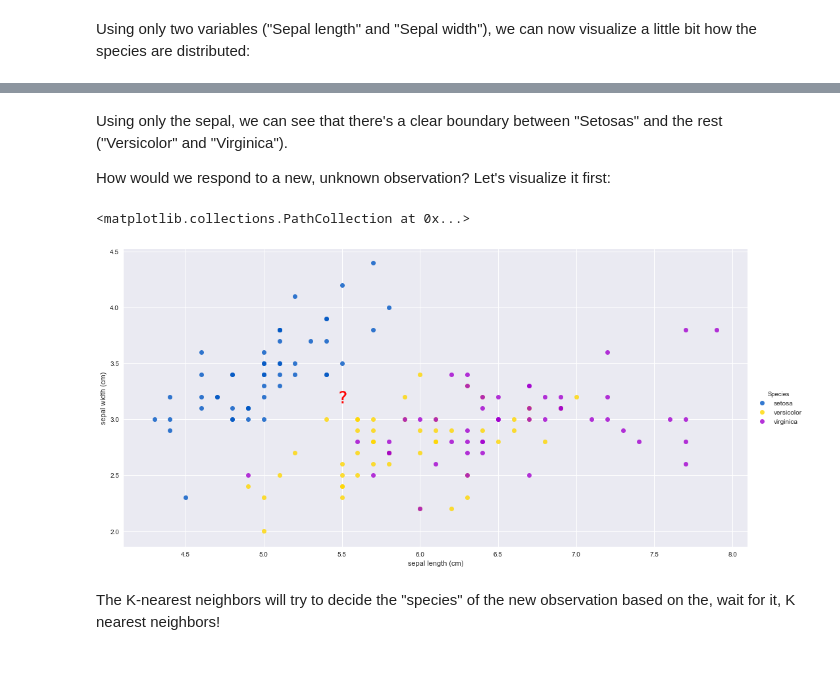
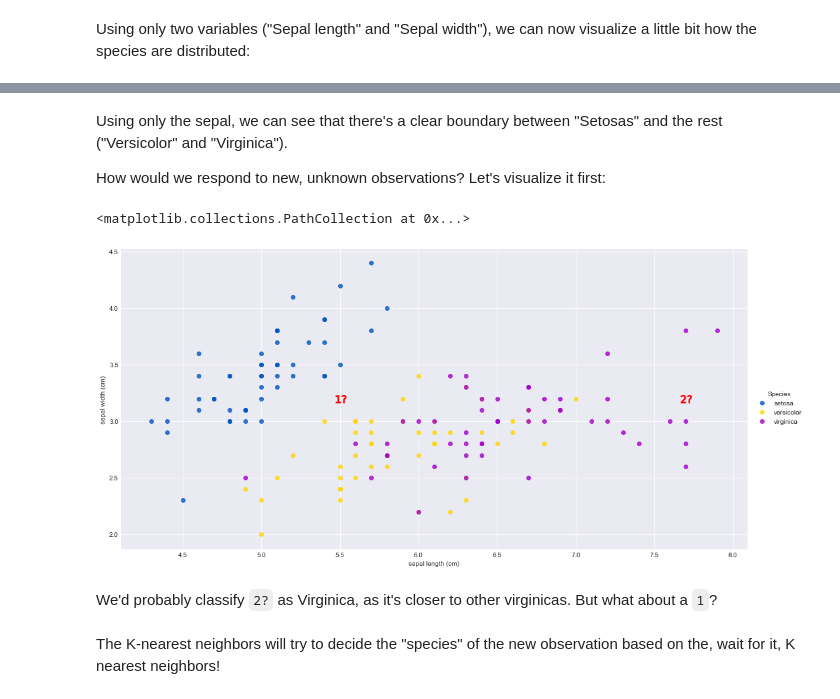
Before and after one commit to snyderjamie/ds-class-8-classification, a Jupyter notebook: 1. Classification Overview.ipynb, the cells around one changed output, grey strips where cells are left out. Cells and saved outputs as stored; diff of their text form; code cells hidden in the pictures; blank space fills up the shorter version.

```diff
--- a/1. Classification Overview.ipynb
+++ b/1. Classification Overview.ipynb
@@ -95,16 +110,19 @@ sns.lmplot(
 # %% [markdown]
 Using only the sepal, we can see that there's a clear boundary between "Setosas" and the rest ("Versicolor" and "Virginica").
 
-How would we respond to a new, unknown observation? Let's visualize it first:
+How would we respond to new, unknown observations? Let's visualize it first:
 # %%
 grid = sns.lmplot(
     x="sepal length (cm)", y="sepal width (cm)", data=df,
     size=7, aspect=2,
     fit_reg=False, hue='Species', legend=True, palette='prism')
-plt.scatter([5.5], [3.2], marker='$?$', color='red', s=[350])
+plt.scatter([5.5], [3.2], marker='$1?$', color='red', s=[300])
+plt.scatter([7.7], [3.2], marker='$2?$', color='red', s=[300])
 # %% [output]
 <matplotlib.collections.PathCollection at 0x...>
-[figure, old version]
+[figure, new version]
+# %% [markdown]
+We'd probably classify `2?` as Virginica, as it's closer to other virginicas. But what about a `1`?
 # %% [markdown]
 The K-nearest neighbors will try to decide the "species" of the new observation based on the, wait for it, K nearest neighbors!
 # %%
```
Also changed, not shown: parts of 16 cells of this notebook, 2 other files.
